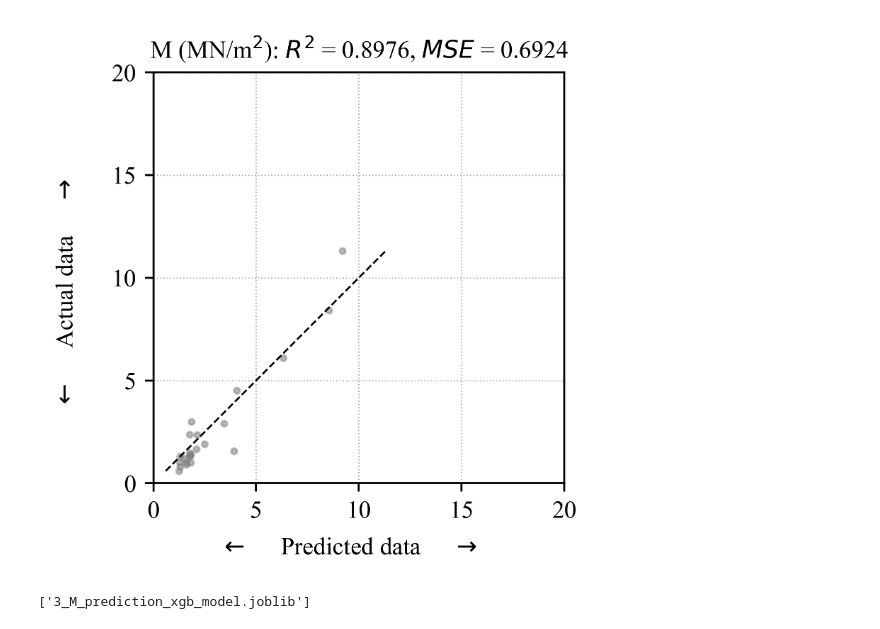
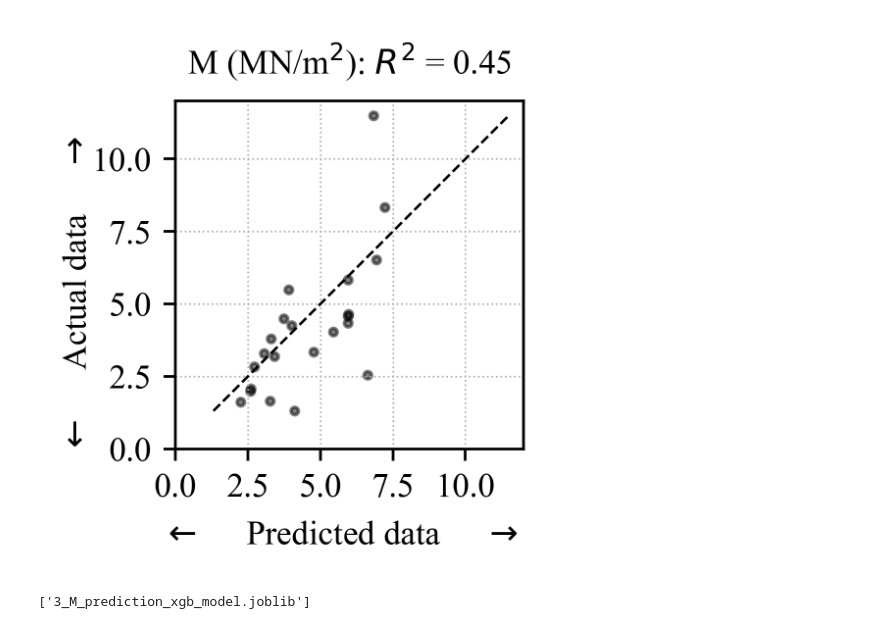
Before and after one commit to harifel/ISGSR25_DataDrivenSiteCharacterization, a Jupyter notebook: src/03_training_soil_parameters.ipynb, the cells around one changed output. Cells and saved outputs as stored; diff of their text form; code cells hidden in the pictures.

```diff
--- a/src/03_training_soil_parameters.ipynb
+++ b/src/03_training_soil_parameters.ipynb
@@ -34,7 +34,7 @@ plt.rc('figure', titlesize=BIGGER_SIZE)  # fontsize of the figure title
 plt.rcParams["font.family"] = "Times New Roman"
 cm = 1/2.54  # centimeters in inches
 # %%
-data_ML = pd.read_csv('..\data\database_preprocessed.csv')
+data_ML = pd.read_csv('..\data\database_preprocessed_2024_soilparameter.csv')
 data_ML
 # %% [output]
 |  | Depth (m) | qc (MPa) | fs (kPa) | Rf (%) | u2 (kPa) | gamma (kN/m3) | M (MN/m2) | OCR (-) | su (kPa) | ... |
@@ -65,11 +65,14 @@ save_path = save_paths[j]
 data_ML = data_ML.dropna(subset=[investigated_column])
 print(f"{investigated_column} is selected to predict, {investigated_column_plot} is plotted, {save_path} is saved, {axis_limit[j]} is the axis limit, {len(data_ML)} is the length of the data")
 
+#Remove the NGTS data from silt and clay test sites
+data_ML_filtered = data_ML[~data_ML['sampling_name(-)'].str.contains(r'NGTS_Silt_|NGTS_Clay_', na=False)]
+
 columns_x = ['Depth (m)','qc (MPa)', 'fs (kPa)','Rf (%)'] #for Machine learning features
 plot_columns_x_label = ['Depth (m)','$q_c$ (MPa)', '$f_s$ (kPa)','$R_f$ (%)'] #for plotting purpose
 
-X = data_ML.loc[:,columns_x]
-y = data_ML[investigated_column]
+X = data_ML_filtered.loc[:,columns_x]
+y = data_ML_filtered[investigated_column]
 
 X_train, X_test, y_train, y_test = train_test_split(X, y, test_size=0.20, random_state=42)
 # %% [output]
@@ -296,6 +263,7 @@ score, mse = r2_score(y_true=y_test, y_pred=y_pred), mean_squared_error(y_true=y
 from sklearn.metrics import PredictionErrorDisplay
 
 figsize= (15.5/2*cm, 15.5/2*cm)
+figsize=(15.92/3*cm, 15.92/3*cm)
 
 y_true = y_test
 y_pred = pd.DataFrame(y_pred)
@@ -308,39 +276,43 @@ ped = PredictionErrorDisplay.from_predictions(y_true=y_true,
                                             y_pred=y_pred,
                                             kind="actual_vs_predicted",
                                             subsample=100000,
                                             ax=axs,
                                             random_state=0,
                                             line_kwargs={"color": "black", "linewidth": 0.75, "linestyle": "--", "alpha": 1},)
 
 ped.ax_.set_xlabel("")  # Set x label
 ped.ax_.set_ylabel("")  # Set y label
 
-xlim, ylim = axis_limit[j][0], axis_limit[j][1]
+xlim, ylim = axis_limit[j][0], axis_limit[j][1]/2
 
 ped.ax_.set_xticks(np.arange(xlim, ylim+0.001, (ylim-xlim)/4))
 ped.ax_.set_yticks(np.arange(xlim, ylim+0.001, (ylim-xlim)/4))
+# ped.ax_.set_xlim(xlim+0.001, ylim-0.001)
+# ped.ax_.set_ylim(xlim+0.001, ylim-0.001)
 
 
 ped.ax_.grid(linewidth = 0.5, linestyle = 'dotted')
 
 scatter = ped.figure_.axes[0].collections[0]
-scatter.set_color('gray')
+scatter.set_color('black')
 scatter.set_sizes([5])
 scatter.set_alpha([0.5])
 
-plt.title(f'{investigated_column_plot}: $R^2$ = {score:.4f}, $MSE$ = {mse:.4f}', x = 0.5, y=1.0)
+# plt.title(f'{investigated_column_plot}: $R^2$ = {score:.2f}, $MSE$ = {mse:.2f}', x = 0.41, y=1.02)
+plt.title(f'{investigated_column_plot}: $R^2$ = {score:.2f}', x = 0.5, y=1.02)
+
 
 ax = ped.ax_
 ax.set_xticks(ax.get_xticks())
 ax.tick_params(axis='x', rotation=0)
 
 fig.text(0.55, 0.03, r'$\leftarrow$     Predicted data     $\rightarrow$', ha='center', va='center')
-fig.text(0.03, 0.5, r'$\leftarrow$     Actual data     $\rightarrow$', ha='center', va='center', rotation='vertical')
+fig.text(0.04, 0.5, r'$\leftarrow$     Actual data     $\rightarrow$', ha='center', va='center', rotation='vertical')
 
-plt.subplots_adjust(left=0.19, right=0.95, top=0.91, bottom=0.15, wspace=0.5, hspace=0.5)
+plt.subplots_adjust(left=0.23, right=0.91, top=0.88, bottom=0.20, wspace=0.5, hspace=0.5)
 plt.savefig(save_path, dpi=1000)
 # %% [output]
-[figure, old version]
+[figure, new version]
 # %%
 # Save the model using joblib or pickle
 import joblib
```
Also changed, not shown: parts of 9 cells of this notebook, 3 other files.
